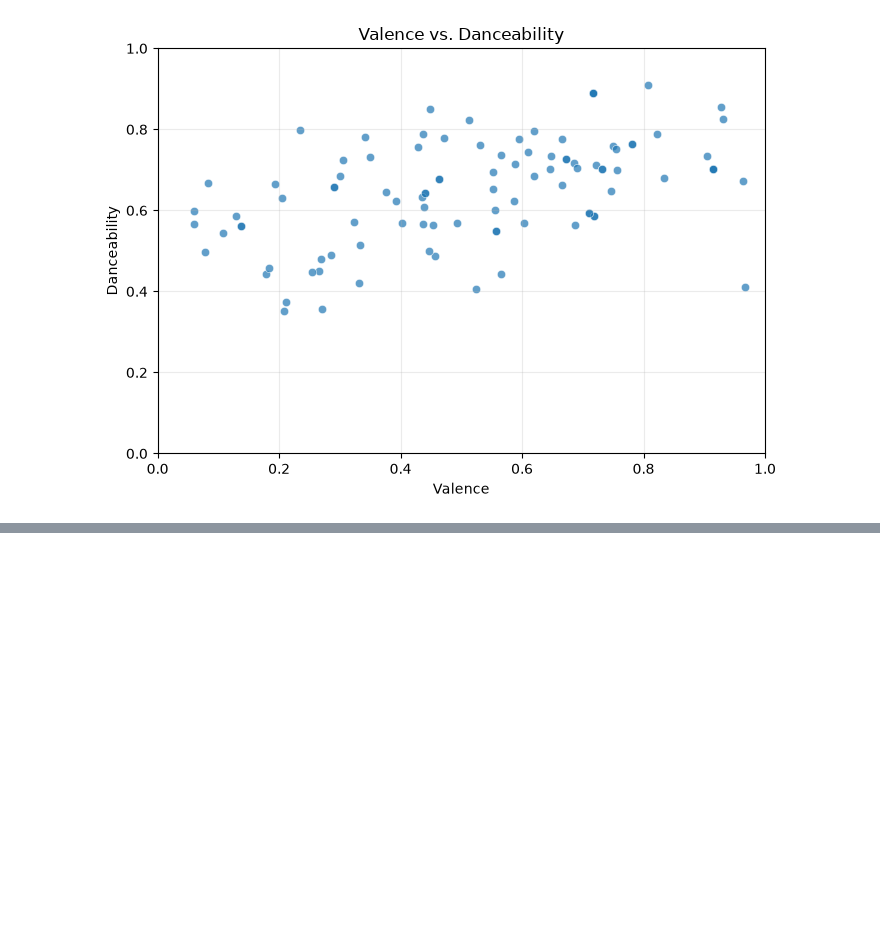
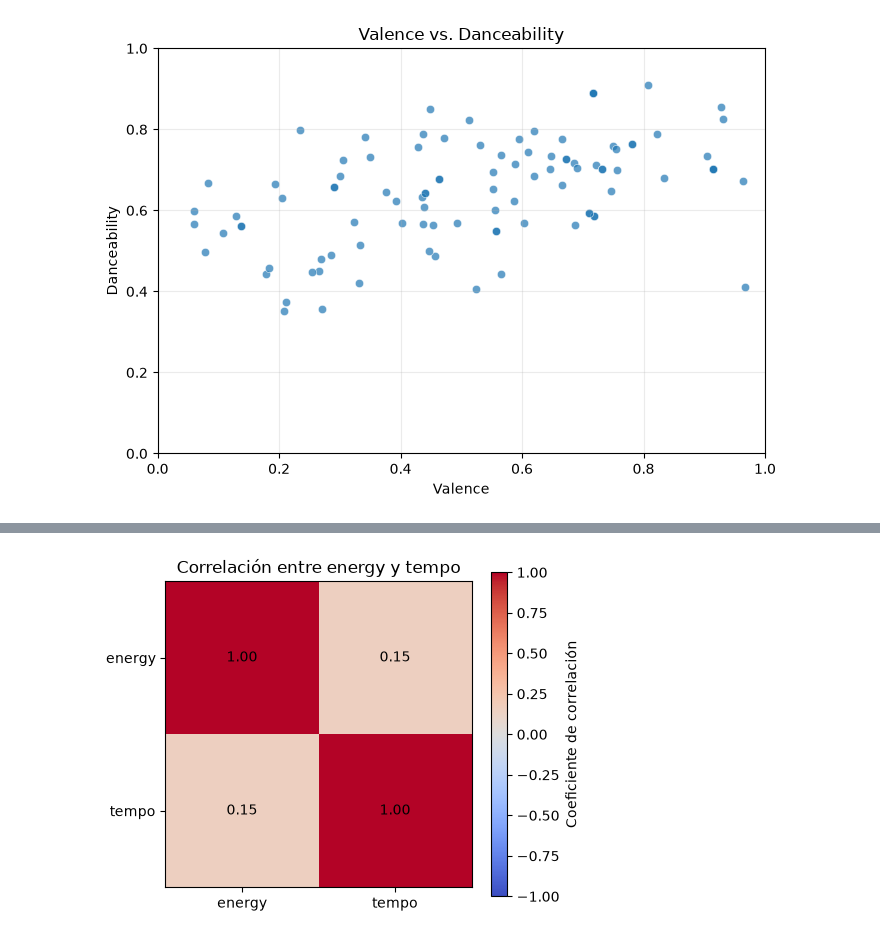
Before and after one commit to mariodanieldela3-lgtm/AI_DA_Mario, a Jupyter notebook: notebooks/explorar_canciones.ipynb, the cells around one changed output, grey strips where cells are left out. Drawn from its saved outputs; the diff is of its cells as text; code cells hidden in the pictures; blank space fills up the shorter version.

```diff
--- a/notebooks/explorar_canciones.ipynb
+++ b/notebooks/explorar_canciones.ipynb
@@ -185,0 +218,18 @@ plt.show()
+# %%
+correlacion = df[['energy', 'tempo']].corr()
+fig, ax = plt.subplots(figsize=(5, 4))
+imagen = ax.imshow(correlacion, cmap='coolwarm', vmin=-1, vmax=1)
+ax.set_xticks(range(len(correlacion.columns)), labels=correlacion.columns)
+ax.set_yticks(range(len(correlacion.index)), labels=correlacion.index)
+ax.set_title('Correlación entre energy y tempo')
+
+for fila in range(len(correlacion.index)):
+    for columna in range(len(correlacion.columns)):
+        ax.text(columna, fila, f'{correlacion.iloc[fila, columna]:.2f}',
+                ha='center', va='center', color='black')
+
+fig.colorbar(imagen, ax=ax, label='Coeficiente de correlación')
+fig.tight_layout()
+plt.show()
+# %% [output]
+[figure, added]
```
Also changed, not shown: parts of 4 cells of this notebook.
